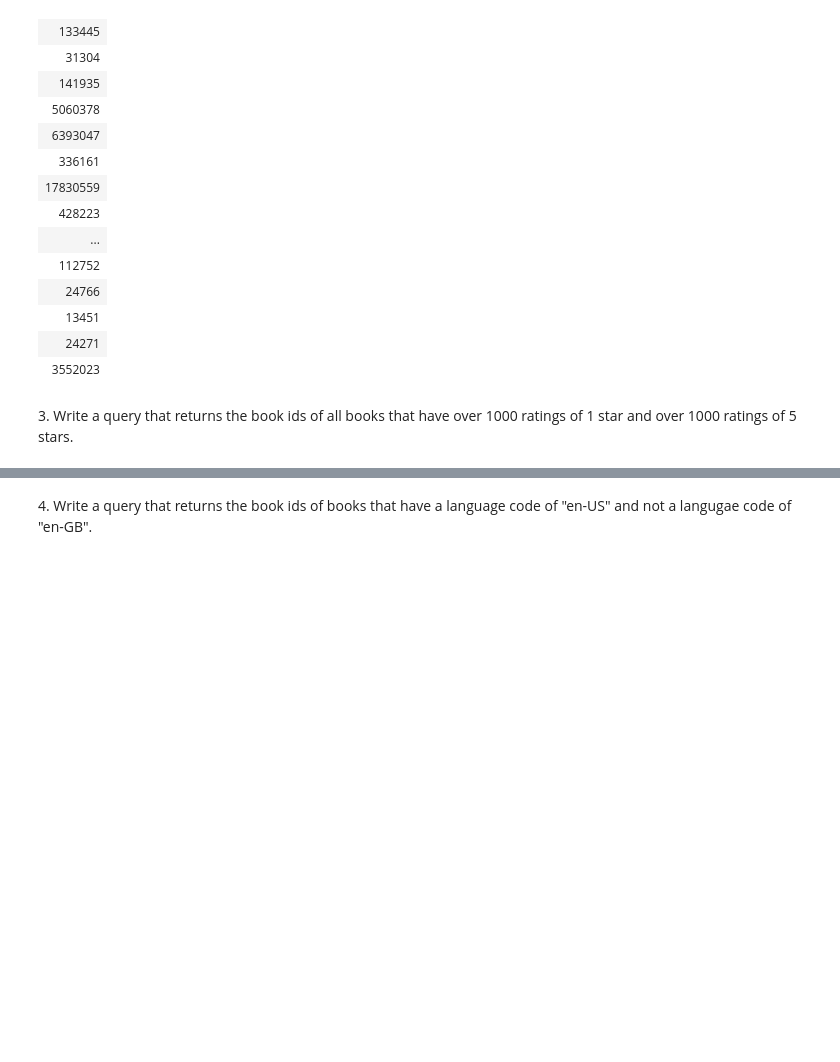
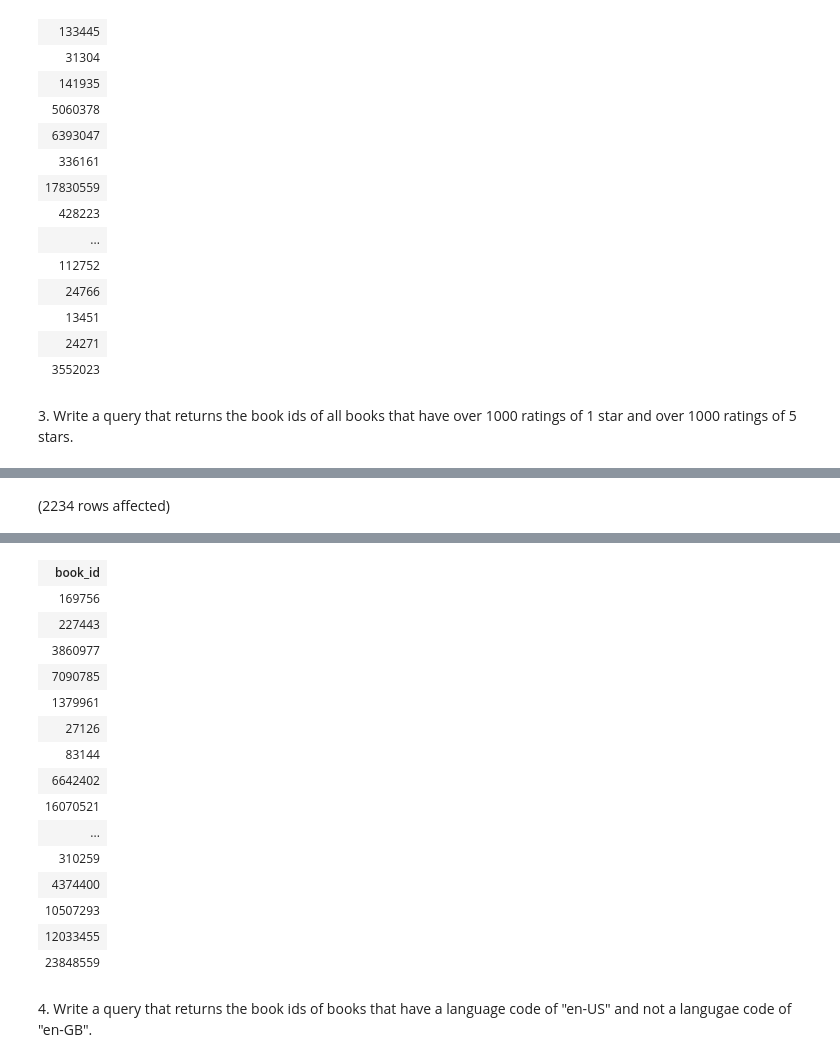
Before and after one commit to KavVij/sql-part4-exercises_Kav, a Jupyter notebook: sql-part4.ipynb, the cells around one changed output, grey strips where cells are left out. Drawn from its saved outputs; the diff is of its cells as text; code cells hidden in the pictures; blank space fills up the shorter version.

```diff
--- a/sql-part4.ipynb
+++ b/sql-part4.ipynb
@@ -53,0 +49,9 @@ Total execution time: 00:00:00.085
+# %%
+
+select book_id from booksdb.dbo.books
+where ratings_1>1000
+intersect
+select book_id from booksdb.dbo.books
+where ratings_5>1000
+# %% [output]
+(2234 rows affected)
@@ -54,3 +59,19 @@ Total execution time: 00:00:00.085
+| book_id |
+| 169756 |
+| 227443 |
+| 3860977 |
+| 7090785 |
+| 1379961 |
+| 27126 |
+| 83144 |
+| 6642402 |
+| 16070521 |
+| ... |
+| 310259 |
+| 4374400 |
+| 10507293 |
+| 12033455 |
+| 23848559 |
 # %% [markdown]
 4. Write a query that returns the book ids of books that have a language code of "en-US" and not a langugae code of "en-GB".
 # %%
```
Also changed, not shown: parts of 3 cells of this notebook.
